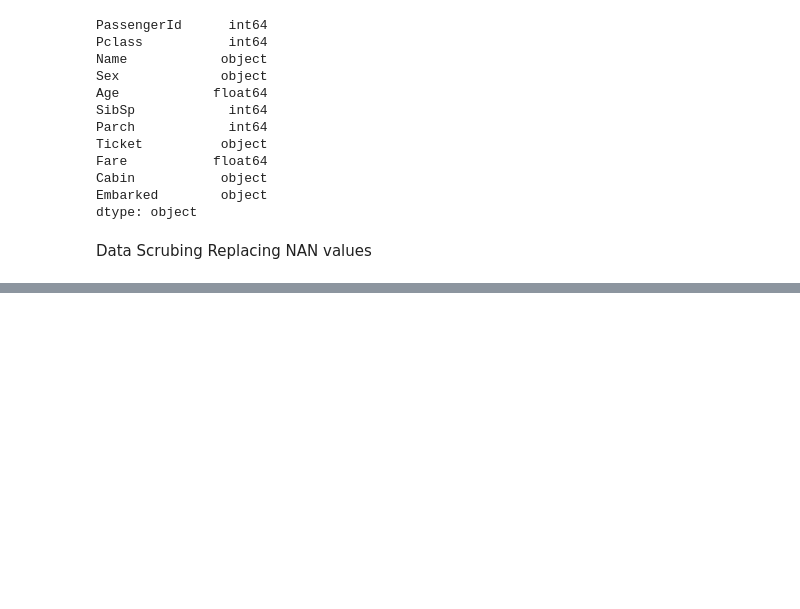
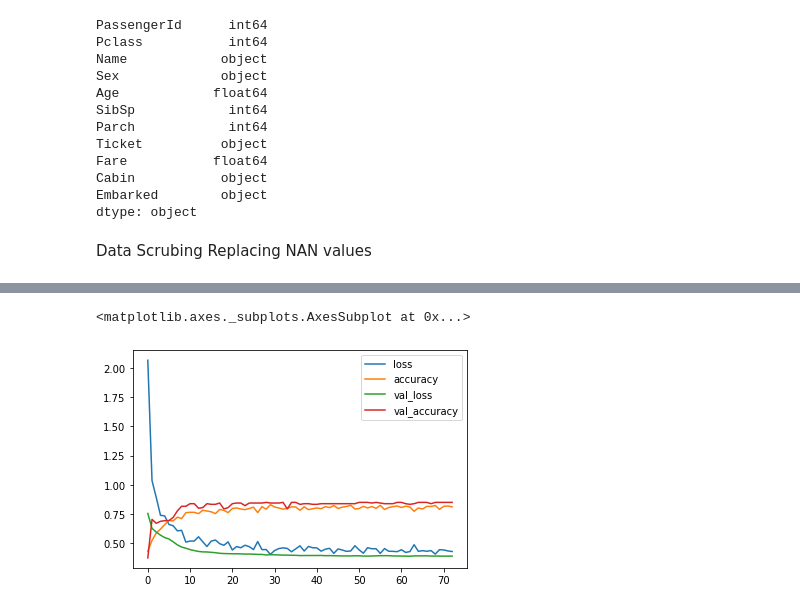
Before and after one commit to Codeblockz/Data-Science-Self-Projects, a Jupyter notebook: Kaggle_Titanic_challege/Titanic_Challenge.ipynb, the cells around one changed output, grey strips where cells are left out. Saved outputs shown, nothing was run; the diff lists cells and outputs as text; code cells hidden in the pictures; blank space fills up the shorter version.

```diff
--- a/Kaggle_Titanic_challege/Titanic_Challenge.ipynb
+++ b/Kaggle_Titanic_challege/Titanic_Challenge.ipynb
@@ -168,0 +183,7 @@ train_test
+# %%
+# Make cabin type
+# Source 2
+train["Cabin_type"] = train["Cabin"].apply(lambda cabin: cabin[0])
+test["Cabin_type"] = test["Cabin"].apply(lambda cabin: cabin[0])
+train["family_member_size"] = 1 + train["SibSp"] + train["Parch"]
+test["family_member_size"] = 1 + test["SibSp"] + test["Parch"]
@@ -168,0 +319,16 @@ train_test
+# %%
+epochs = 400
+early_stop = tf.keras.callbacks.EarlyStopping(patience=10)
+steps_per_epoch = train_data.shape[0] // batch_size
+history = deep_and_wide_model.fit(
+    train_dataset,
+    steps_per_epoch=steps_per_epoch,
+    validation_data=val_dataset,
+    epochs=epochs,
+    callbacks=[early_stop],
+    verbose=0
+)
+pd.DataFrame(history.history).plot()
+# %% [output]
+<matplotlib.axes._subplots.AxesSubplot at 0x...>
+[figure, added]
```
Also changed, not shown: parts of 21 cells of this notebook.
